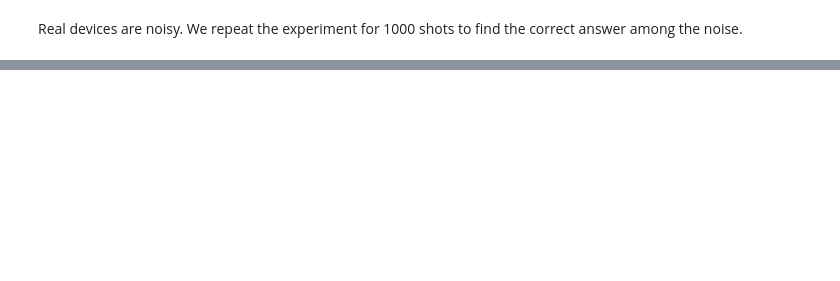
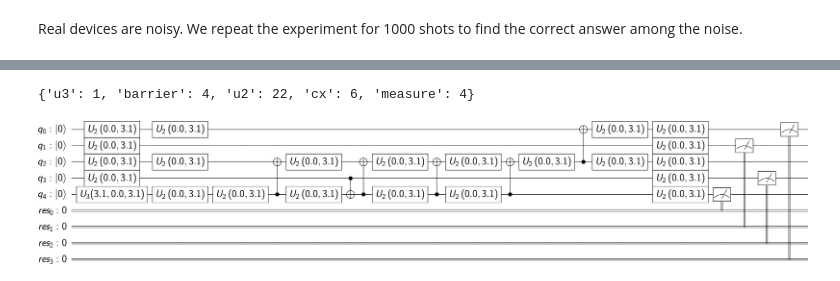
Before and after one commit to nguyenducnhaty/qiskit-terra, a Jupyter notebook: demo/BV_Demo.ipynb, the cells around one changed output, grey strips where cells are left out. Drawn from its saved outputs; the diff is of its cells as text; code cells hidden in the pictures; blank space fills up the shorter version.

```diff
--- a/demo/BV_Demo.ipynb
+++ b/demo/BV_Demo.ipynb
@@ -139,0 +144,23 @@ circuit_drawer(compiled_circ_1, scale=.3)
+# %%
+# customize the transpiler pipeline
+from qiskit.transpiler.passes import *
+from qiskit.transpiler import PassManager
+from qiskit.extensions.standard import SwapGate
+
+pm = PassManager()
+pm.append(LookaheadSwap(coupling_map, initial_layout=initial_layout))
+pm.append(Decompose(SwapGate))
+#pm.append(GreedyTemplates())
+pm.append(CXCancellation())
+pm.append(Optimize1qGates())
+pm.append(CXDirection(coupling_map))
+pm.append(Unroller(basis))
+pm.append(Optimize1qGates())
+
+transpiled_bv_2 = transpile(bv, device, pass_manager=pm)
+
+print(transpiled_bv_2.count_ops())
+transpiled_bv_2.draw(output='latex', plot_barriers=False)
+# %% [output]
+{'u3': 1, 'barrier': 4, 'u2': 22, 'cx': 6, 'measure': 4}
+[figure, added]
```
Also changed, not shown: parts of 40 cells of this notebook, 3 other files.
